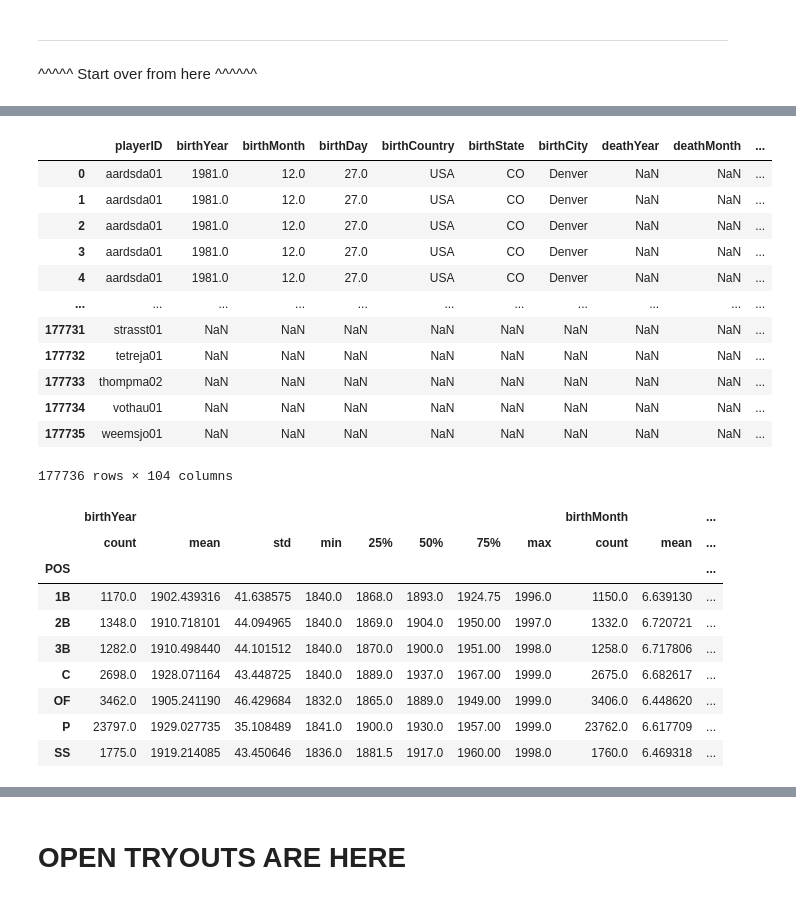
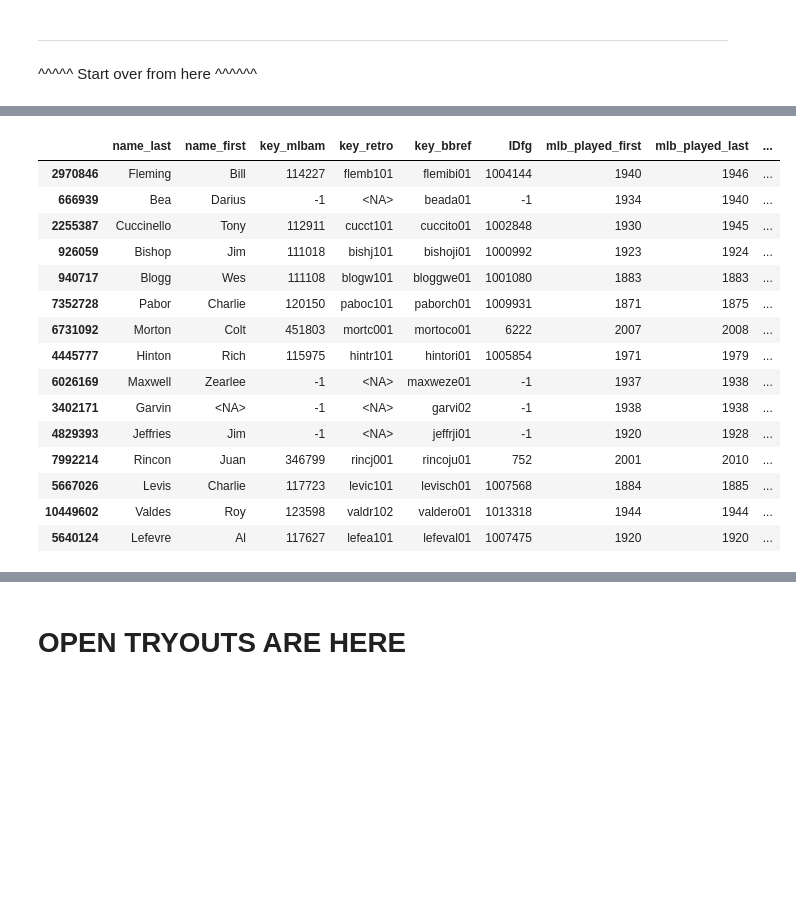
Before and after one commit to obverter/bmi-stars, a Jupyter notebook: notebooks/Players.ipynb, the cells around one changed output, grey strips where cells are left out. Cells and saved outputs as stored; diff of their text form; code cells hidden in the pictures; blank space fills up the shorter version.

```diff
--- a/notebooks/Players.ipynb
+++ b/notebooks/Players.ipynb
@@ -407,16 +428,0 @@ df = df.merge(
-# %%
-df
-# %% [output]
-|  | playerID | birthYear | birthMonth | birthDay | birthCountry | birthState | birthCity | deathYear | deathMonth | ... |
-| 0 | aardsda01 | 1981.0 | 12.0 | 27.0 | USA | CO | Denver | NaN | NaN | ... |
-| 1 | aardsda01 | 1981.0 | 12.0 | 27.0 | USA | CO | Denver | NaN | NaN | ... |
-| 2 | aardsda01 | 1981.0 | 12.0 | 27.0 | USA | CO | Denver | NaN | NaN | ... |
-| 3 | aardsda01 | 1981.0 | 12.0 | 27.0 | USA | CO | Denver | NaN | NaN | ... |
-| 4 | aardsda01 | 1981.0 | 12.0 | 27.0 | USA | CO | Denver | NaN | NaN | ... |
-| ... | ... | ... | ... | ... | ... | ... | ... | ... | ... | ... |
-| 177731 | strasst01 | NaN | NaN | NaN | NaN | NaN | NaN | NaN | NaN | ... |
-| 177732 | tetreja01 | NaN | NaN | NaN | NaN | NaN | NaN | NaN | NaN | ... |
-| 177733 | thompma02 | NaN | NaN | NaN | NaN | NaN | NaN | NaN | NaN | ... |
-| 177734 | vothau01 | NaN | NaN | NaN | NaN | NaN | NaN | NaN | NaN | ... |
-| 177735 | weemsjo01 | NaN | NaN | NaN | NaN | NaN | NaN | NaN | NaN | ... |
-177736 rows × 104 columns
@@ -435,14 +429,19 @@ df = df.merge(
-# %%
-### Meet the Monster
-df.groupby('POS')
-# %% [output]
-|  | birthYear |  |  |  |  |  |  |  | birthMonth |  | ... |
-|  | count | mean | std | min | 25% | 50% | 75% | max | count | mean | ... |
-| POS |  |  |  |  |  |  |  |  |  |  | ... |
-| 1B | 1170.0 | 1902.439316 | 41.638575 | 1840.0 | 1868.0 | 1893.0 | 1924.75 | 1996.0 | 1150.0 | 6.639130 | ... |
-| 2B | 1348.0 | 1910.718101 | 44.094965 | 1840.0 | 1869.0 | 1904.0 | 1950.00 | 1997.0 | 1332.0 | 6.720721 | ... |
-| 3B | 1282.0 | 1910.498440 | 44.101512 | 1840.0 | 1870.0 | 1900.0 | 1951.00 | 1998.0 | 1258.0 | 6.717806 | ... |
-| C | 2698.0 | 1928.071164 | 43.448725 | 1840.0 | 1889.0 | 1937.0 | 1967.00 | 1999.0 | 2675.0 | 6.682617 | ... |
-| OF | 3462.0 | 1905.241190 | 46.429684 | 1832.0 | 1865.0 | 1889.0 | 1949.00 | 1999.0 | 3406.0 | 6.448620 | ... |
-| P | 23797.0 | 1929.027735 | 35.108489 | 1841.0 | 1900.0 | 1930.0 | 1957.00 | 1999.0 | 23762.0 | 6.617709 | ... |
-| SS | 1775.0 | 1919.214085 | 43.450646 | 1836.0 | 1881.5 | 1917.0 | 1960.00 | 1998.0 | 1760.0 | 6.469318 | ... |
+# %%
+everyone.sample(15)
+# %% [output]
+|  | name_last | name_first | key_mlbam | key_retro | key_bbref | IDfg | mlb_played_first | mlb_played_last | ... |
+| 2970846 | Fleming | Bill | 114227 | flemb101 | flemibi01 | 1004144 | 1940 | 1946 | ... |
+| 666939 | Bea | Darius | -1 | <NA> | beada01 | -1 | 1934 | 1940 | ... |
+| 2255387 | Cuccinello | Tony | 112911 | cucct101 | cuccito01 | 1002848 | 1930 | 1945 | ... |
+| 926059 | Bishop | Jim | 111018 | bishj101 | bishoji01 | 1000992 | 1923 | 1924 | ... |
+| 940717 | Blogg | Wes | 111108 | blogw101 | bloggwe01 | 1001080 | 1883 | 1883 | ... |
+| 7352728 | Pabor | Charlie | 120150 | paboc101 | paborch01 | 1009931 | 1871 | 1875 | ... |
+| 6731092 | Morton | Colt | 451803 | mortc001 | mortoco01 | 6222 | 2007 | 2008 | ... |
+| 4445777 | Hinton | Rich | 115975 | hintr101 | hintori01 | 1005854 | 1971 | 1979 | ... |
+| 6026169 | Maxwell | Zearlee | -1 | <NA> | maxweze01 | -1 | 1937 | 1938 | ... |
+| 3402171 | Garvin | <NA> | -1 | <NA> | garvi02 | -1 | 1938 | 1938 | ... |
+| 4829393 | Jeffries | Jim | -1 | <NA> | jeffrji01 | -1 | 1920 | 1928 | ... |
+| 7992214 | Rincon | Juan | 346799 | rincj001 | rincoju01 | 752 | 2001 | 2010 | ... |
+| 5667026 | Levis | Charlie | 117723 | levic101 | levisch01 | 1007568 | 1884 | 1885 | ... |
+| 10449602 | Valdes | Roy | 123598 | valdr102 | valdero01 | 1013318 | 1944 | 1944 | ... |
+| 5640124 | Lefevre | Al | 117627 | lefea101 | lefeval01 | 1007475 | 1920 | 1920 | ... |
```
Also changed, not shown: parts of 99 cells of this notebook, 1 other file.
